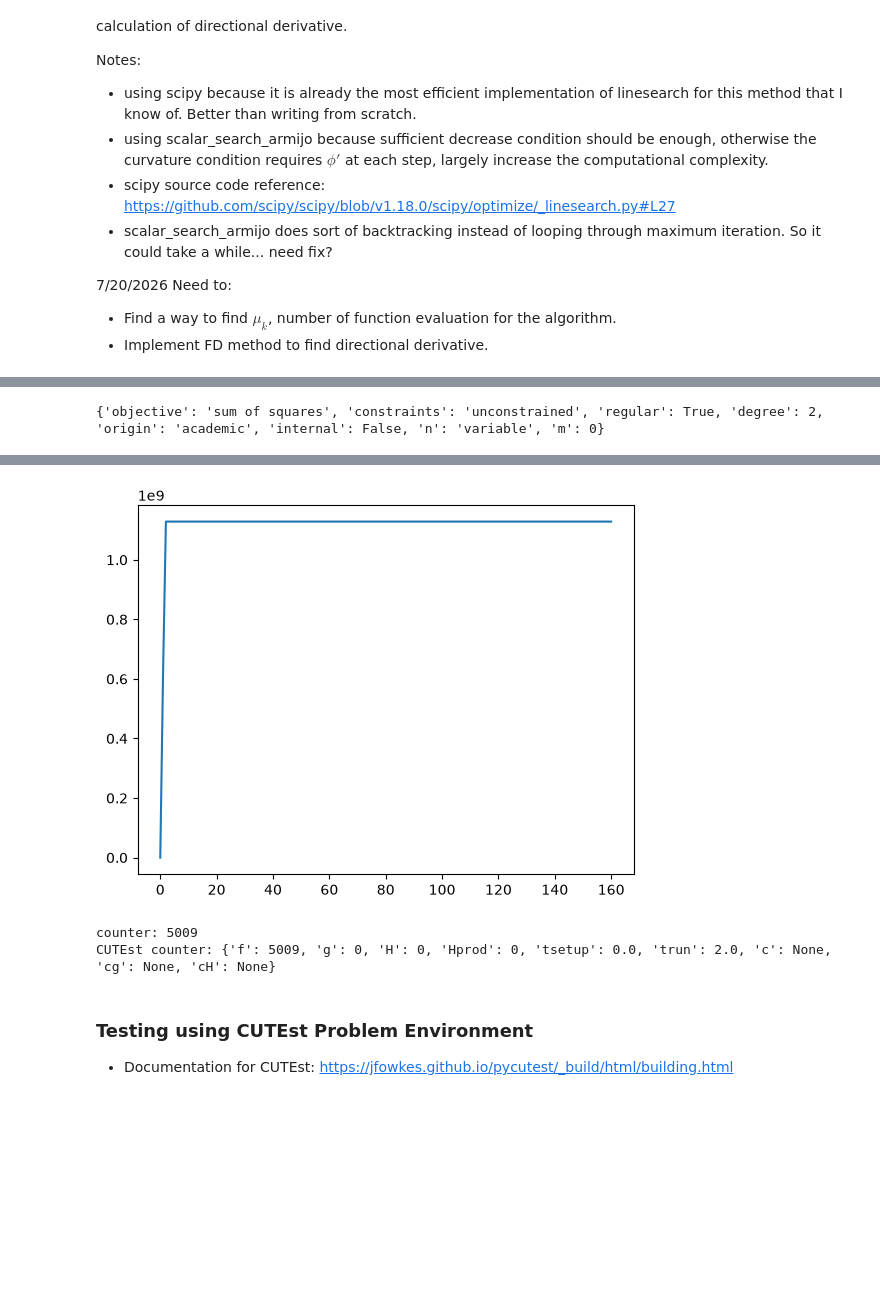
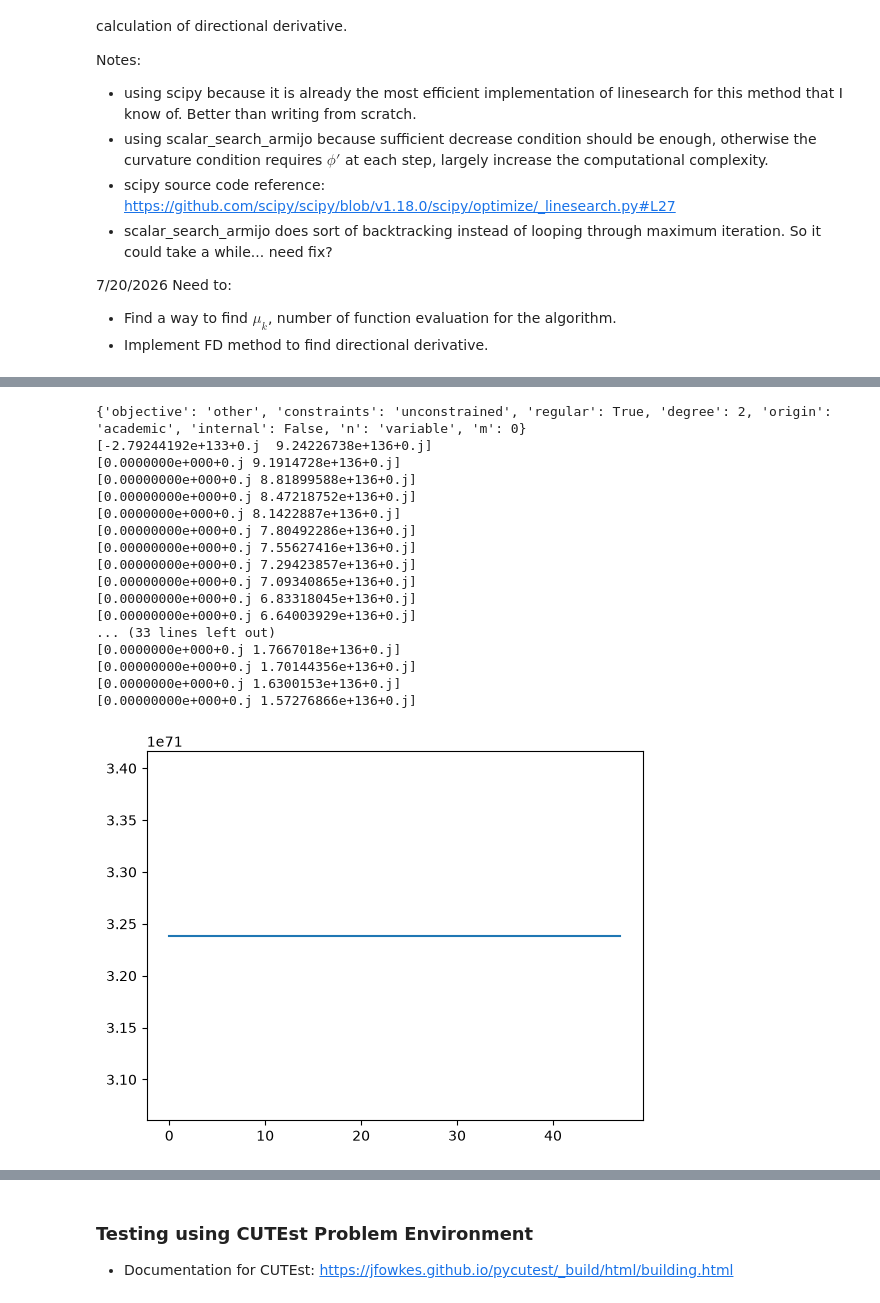
Before and after one commit to rileywuisme/Derivative-Free-Optimization-methods, a Jupyter notebook: SSD_draft.ipynb, the cells around one changed output, grey strips where cells are left out. Cells and saved outputs as stored; diff of their text form; code cells hidden in the pictures; blank space fills up the shorter version.

```diff
--- a/SSD_draft.ipynb
+++ b/SSD_draft.ipynb
@@ -109,7 +109,7 @@ def counted(fn):
     return wrapped
 
 def ssd(obj, x, ls=None, gradf=None, l = None, max_fn_call = 7000, seed=0, amin = 1e-6, L=None,
-        alpha_max=10, qr = 'cholesky', h=1e-8):
+        alpha_max=10, qr = 'cholesky', eta_max = None, h=1e-8):
     '''
     Parameters:
     f: objective function
@@ -156,7 +156,7 @@ def ssd(obj, x, ls=None, gradf=None, l = None, max_fn_call = 7000, seed=0, amin
 
     #for saga algo
     z = np.zeros(dim)
-    for n in range(dim):
+    for n in range(dim): #+1
         x_pert = x.copy()
         x_pert[n] += h
         z[n] = (f(x_pert) - fval) / h
@@ -236,13 +236,14 @@ def ssd(obj, x, ls=None, gradf=None, l = None, max_fn_call = 7000, seed=0, amin
             fval = float(f(x))
             stepsize_history.append(alpha_bb)
         elif ls == 'saga':
-            v1 = pk
-            v2 = (np.eye(dim) @ P @ P.T) @ z.T
-            eta_max=5
+            v1 = - pk
+            v2 = (np.eye(dim) - P @ P.T) @ z
+            if eta_max is None:
+                raise ValueError("eta_max is required for SAGA-SSD.")
             new_eta, phi1 = double_ls(f, fval, pk, eta_max, z, x, v1, v2, h)
             x = x - new_eta[0] * v1 - new_eta[1] * v2
             #calculating z as a difference of past grad
-            z = z + pk - (P @ P.T) @ z.T
+            z = z - pk - (P @ P.T) @ z.T
             fval = float(f(x))
             stepsize_history.append((new_eta))
         elif ls == 'off':
@@ -260,13 +281,33 @@ def ssd(obj, x, ls=None, gradf=None, l = None, max_fn_call = 7000, seed=0, amin
 # %%
 #profiling the ssd algo & quick testing
-print(pycutest.problem_properties('GENROSE'))
-p = pycutest.import_problem('GENROSE')
+#saga (eta_max = 0.005) works well for DIXMAANI1, CHNRSNBM, EIGENCLS, MSQRTBLS, DIXMAANK, NONDQUAR(neg evals),
+#SCOSINE sorta works.
+#does not work for LUKSAN12LS, TRIGON2 (singular), CURLY30(fx went up)
+print(pycutest.problem_properties('SCURLY10'))
+p = pycutest.import_problem('SCURLY10')
 x = p.x0
 # %lprun -f ssd fx, xs, linesearch_hist = ssd(p.obj, x, ls = 'on')
-x, fx, ls, fn_call = ssd(p.obj, x, ls = 'saga', max_fn_call = 5000)
+x, fx, ls, fn_call = ssd(p.obj, x, ls = 'saga', max_fn_call = 15000, seed=3, eta_max = 0.0005)
 plt.plot(fx)
 plt.show()
-print('counter:', fn_call[-1])
+print('initial: ', fx[0], 'final: ', fx[-1])
 print('CUTEst counter:', p.report())
 # %% [output]
-{'objective': 'sum of squares', 'constraints': 'unconstrained', 'regular': True, 'degree': 2, 'origin': 'academic', 'internal': False, 'n': 'variable', 'm': 0}
+{'objective': 'other', 'constraints': 'unconstrained', 'regular': True, 'degree': 2, 'origin': 'academic', 'internal': False, 'n': 'variable', 'm': 0}
+[-2.79244192e+133+0.j  9.24226738e+136+0.j]
+[0.0000000e+000+0.j 9.1914728e+136+0.j]
+[0.00000000e+000+0.j 8.81899588e+136+0.j]
+[0.00000000e+000+0.j 8.47218752e+136+0.j]
+[0.0000000e+000+0.j 8.1422887e+136+0.j]
+[0.00000000e+000+0.j 7.80492286e+136+0.j]
+[0.00000000e+000+0.j 7.55627416e+136+0.j]
+[0.00000000e+000+0.j 7.29423857e+136+0.j]
+[0.00000000e+000+0.j 7.09340865e+136+0.j]
+[0.00000000e+000+0.j 6.83318045e+136+0.j]
+[0.00000000e+000+0.j 6.64003929e+136+0.j]
+... (33 lines left out)
+[0.0000000e+000+0.j 1.7667018e+136+0.j]
+[0.00000000e+000+0.j 1.70144356e+136+0.j]
+[0.0000000e+000+0.j 1.6300153e+136+0.j]
+[0.00000000e+000+0.j 1.57276866e+136+0.j]
+[figure, new version]
@@ -274,6 +316,3 @@ ld: warning: duplicate -rpath '/opt/anaconda3/envs/cutest/lib' ignored
-[figure, old version]
-counter: 5009
-CUTEst counter: {'f': 5009, 'g': 0, 'H': 0, 'Hprod': 0, 'tsetup': 0.0, 'trun': 2.0, 'c': None, 'cg': None, 'cH': None}
 # %% [markdown]
 ### Testing using CUTEst Problem Environment
 * Documentation for CUTEst: https://jfowkes.github.io/pycutest/_build/html/building.html
```
Also changed, not shown: parts of 3 cells of this notebook.
